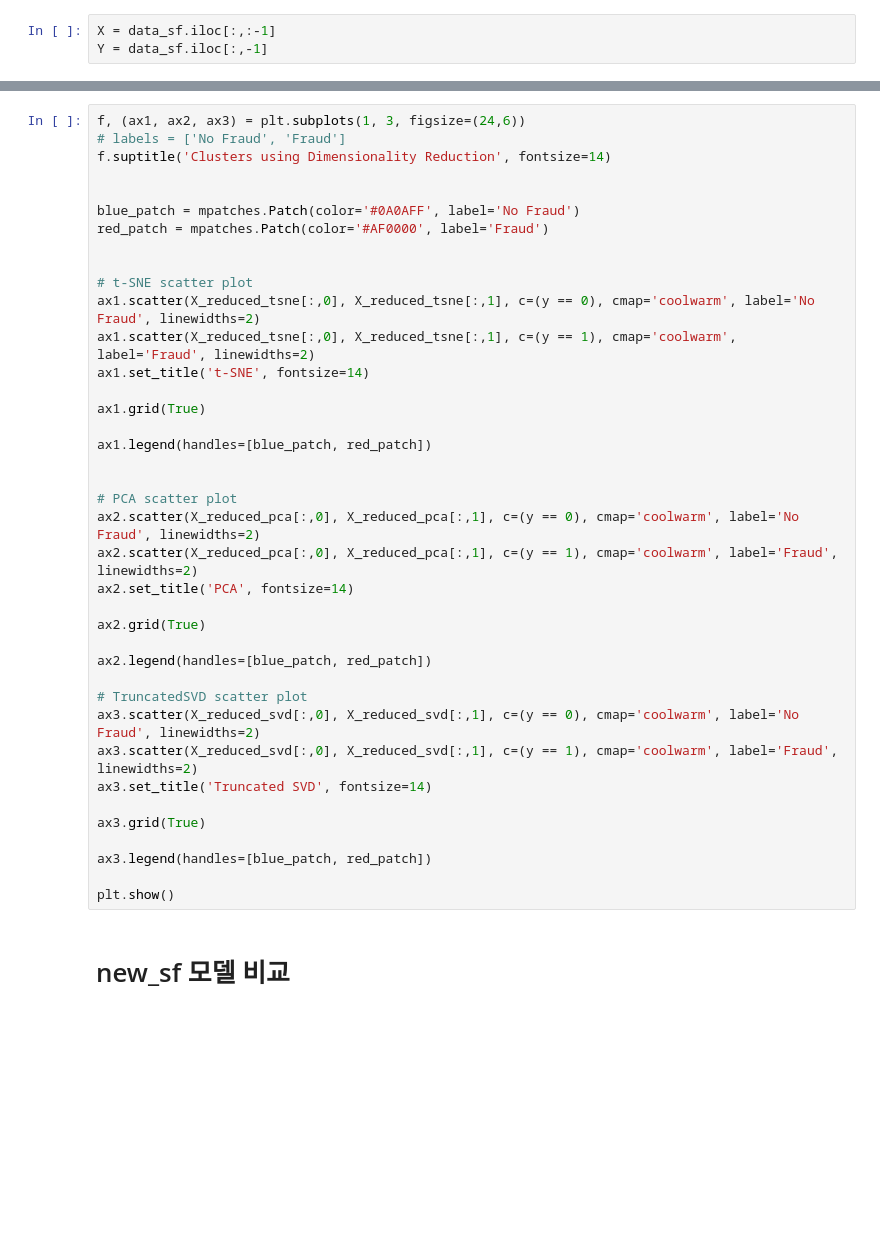
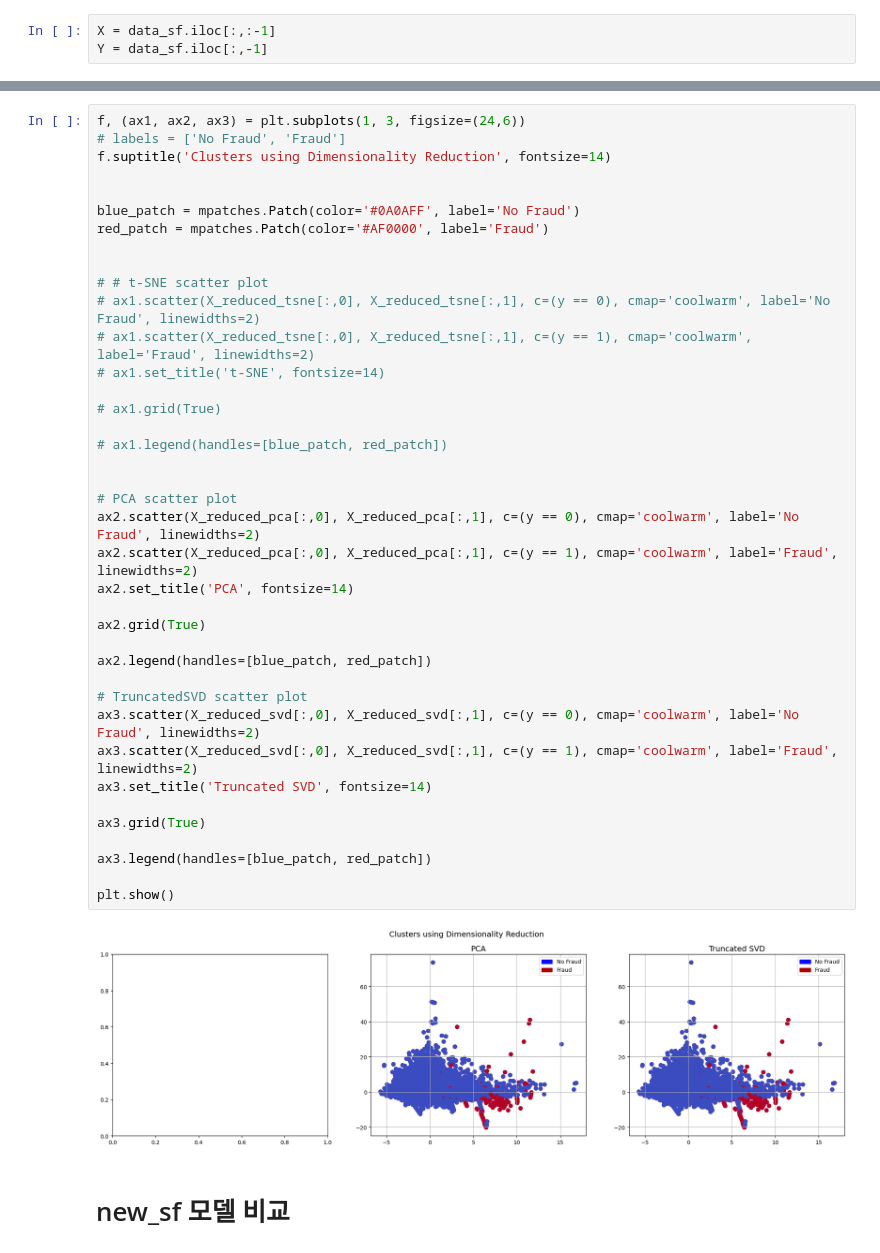
Before and after one commit to xoyeon/FDS, a Jupyter notebook: selected_ml_unsupervised.ipynb, the cells around one changed output, grey strips where cells are left out. Saved outputs shown, nothing was run; the diff lists cells and outputs as text; blank space fills up the shorter version.

```diff
--- a/selected_ml_unsupervised.ipynb
+++ b/selected_ml_unsupervised.ipynb
@@ -97,39 +102,41 @@ f, (ax1, ax2, ax3) = plt.subplots(1, 3, figsize=(24,6))
 f.suptitle('Clusters using Dimensionality Reduction', fontsize=14)
 
 
 blue_patch = mpatches.Patch(color='#0A0AFF', label='No Fraud')
 red_patch = mpatches.Patch(color='#AF0000', label='Fraud')
 
 
-# t-SNE scatter plot
-ax1.scatter(X_reduced_tsne[:,0], X_reduced_tsne[:,1], c=(y == 0), cmap='coolwarm', label='No Fraud', linewidths=2)
-ax1.scatter(X_reduced_tsne[:,0], X_reduced_tsne[:,1], c=(y == 1), cmap='coolwarm', label='Fraud', linewidths=2)
-ax1.set_title('t-SNE', fontsize=14)
+# # t-SNE scatter plot
+# ax1.scatter(X_reduced_tsne[:,0], X_reduced_tsne[:,1], c=(y == 0), cmap='coolwarm', label='No Fraud', linewidths=2)
+# ax1.scatter(X_reduced_tsne[:,0], X_reduced_tsne[:,1], c=(y == 1), cmap='coolwarm', label='Fraud', linewidths=2)
+# ax1.set_title('t-SNE', fontsize=14)
 
-ax1.grid(True)
+# ax1.grid(True)
 
-ax1.legend(handles=[blue_patch, red_patch])
+# ax1.legend(handles=[blue_patch, red_patch])
 
 
 # PCA scatter plot
 ax2.scatter(X_reduced_pca[:,0], X_reduced_pca[:,1], c=(y == 0), cmap='coolwarm', label='No Fraud', linewidths=2)
 ax2.scatter(X_reduced_pca[:,0], X_reduced_pca[:,1], c=(y == 1), cmap='coolwarm', label='Fraud', linewidths=2)
 ax2.set_title('PCA', fontsize=14)
 
 ax2.grid(True)
 
 ax2.legend(handles=[blue_patch, red_patch])
 
 # TruncatedSVD scatter plot
 ax3.scatter(X_reduced_svd[:,0], X_reduced_svd[:,1], c=(y == 0), cmap='coolwarm', label='No Fraud', linewidths=2)
 ax3.scatter(X_reduced_svd[:,0], X_reduced_svd[:,1], c=(y == 1), cmap='coolwarm', label='Fraud', linewidths=2)
 ax3.set_title('Truncated SVD', fontsize=14)
 
 ax3.grid(True)
 
 ax3.legend(handles=[blue_patch, red_patch])
 
 plt.show()
+# %% [output]
+[figure, added]
 # %% [markdown]
 # new_sf 모델 비교
 # %%
```
Also changed, not shown: parts of 16 cells of this notebook.
